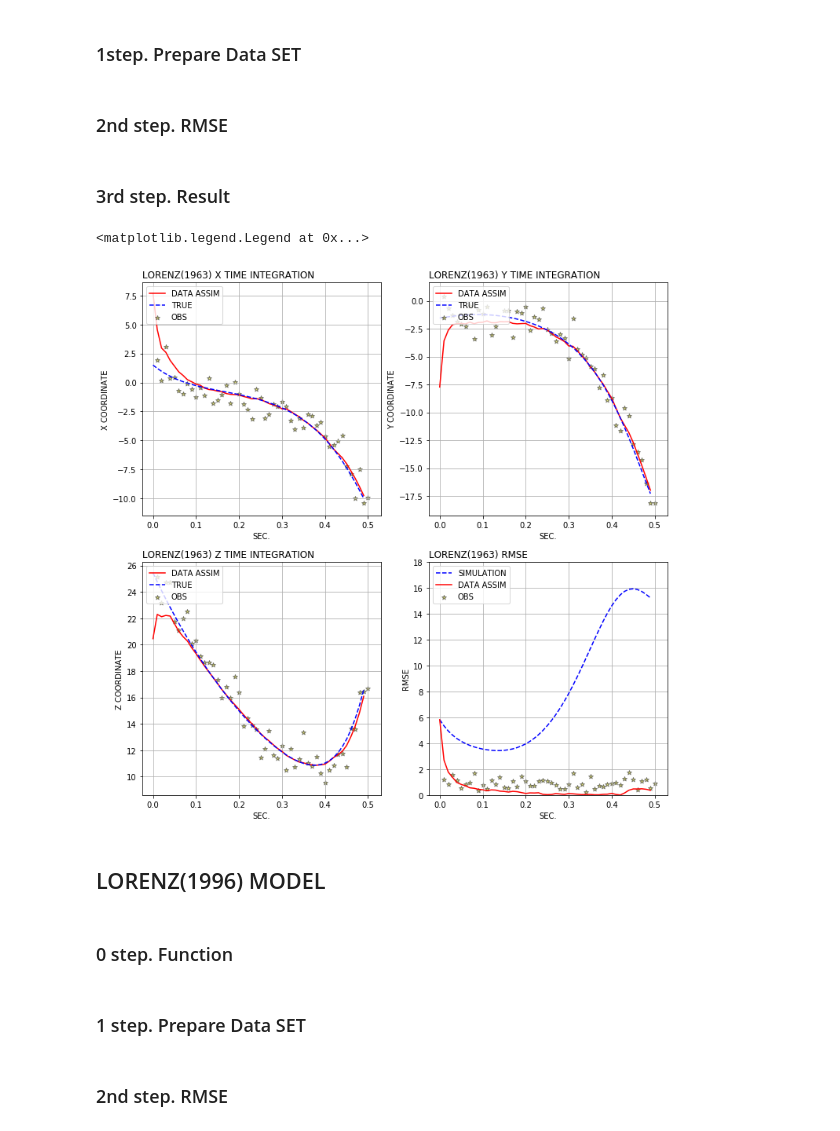
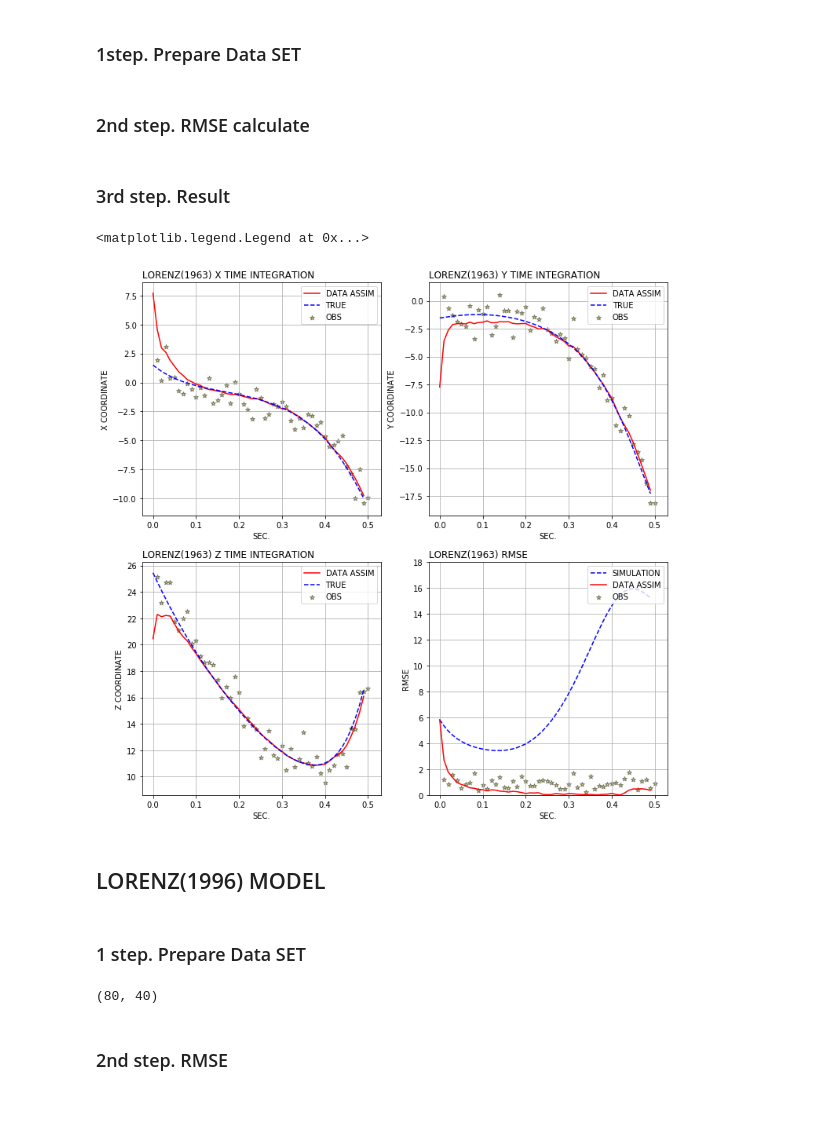
Before and after one commit to Toyo-Daichi/DA_basic, a Jupyter notebook: exp_view.ipynb, the cells around one changed output. Cells and saved outputs as stored; diff of their text form; code cells hidden in the pictures.

```diff
--- a/exp_view.ipynb
+++ b/exp_view.ipynb
@@ -103,7 +106,7 @@ obs_list      = _df2list(obs, ' x_obs', ' y_obs', ' z_obs')
 sim_list  = _df2list(df, ' x_sim', ' y_sim', ' z_sim')
 da_list   = _df2list(df, ' x_anl', ' y_anl', ' z_anl')
 # %% [markdown]
-### 2nd step. RMSE
+### 2nd step. RMSE calculate
 # %%
 num_sim_elem, num_obs_elem = 3, 3
 rmse_sim = _accuracy_rmse_func(true_list, sim_list, num_sim_elem)
@@ -126,7 +129,7 @@ x_ax.set_xlabel('SEC.')
 x_ax.set_ylabel('X COORDINATE')
 x_ax.set_title('LORENZ(1963) X TIME INTEGRATION', loc='left')
 x_ax.grid()
-x_ax.legend(loc='upper left')
+x_ax.legend(loc='upper right')
 
 
 # ax[0,1] = y
@@ -136,40 +139,38 @@ y_ax.plot(time_list[0:time_length], true_list[1][0:time_length], color='b', ls='
 y_ax.scatter(obs_time_list[0:time_length], obs_list[1][0:time_length],  marker='*', color='y', edgecolor='k', s=35, alpha=0.5, label='OBS')
 y_ax.set_xlabel('SEC.')
 y_ax.set_ylabel('Y COORDINATE')
 y_ax.set_title('LORENZ(1963) Y TIME INTEGRATION', loc='left')
 y_ax.grid()
-y_ax.legend(loc='upper left')
+y_ax.legend(loc='upper right')
 
 
 # ax[1,0] = z
 z_ax = ax[1,0]
 z_ax.plot(time_list[0:time_length], da_list[2][0:time_length], color='r', ls='-', label='DATA ASSIM')
 z_ax.plot(time_list[0:time_length], true_list[2][0:time_length], color='b', ls='--', label='TRUE')
 z_ax.scatter(obs_time_list[0:time_length], obs_list[2][0:time_length],  marker='*', color='y', edgecolor='k', s=35, alpha=0.5, label='OBS')
 z_ax.set_xlabel('SEC.')
 z_ax.set_ylabel('Z COORDINATE')
 z_ax.set_title('LORENZ(1963) Z TIME INTEGRATION', loc='left')
 z_ax.grid()
-z_ax.legend(loc='upper left')
+z_ax.legend(loc='upper right')
 
 
 #ax[1,1] = RMSE
 rmse_ax = ax[1,1]
 rmse_ax.plot(time_list[0:time_length], rmse_sim[0:time_length], ls="--", color='b', label='SIMULATION')
 rmse_ax.plot(time_list[0:time_length], rmse_kf[0:time_length], ls="-", color='r', label='DATA ASSIM')
 rmse_ax.scatter(obs_time_list[0:time_length], rmse_obs[0:time_length], marker='*', color='y', s=35, alpha=0.5, edgecolor='k', label='OBS')
 rmse_ax.set_xlabel('SEC.')
 rmse_ax.set_ylabel('RMSE')
 rmse_ax.set_ylim(0, 18)
 rmse_ax.set_title('LORENZ(1963) RMSE', loc='left')
 rmse_ax.grid()
-rmse_ax.legend(loc='upper left')
+rmse_ax.legend(loc='upper right')
 # %% [output]
 <matplotlib.legend.Legend at 0x...>
-[figure, old version]
+[figure, new version]
 # %% [markdown]
 ## LORENZ(1996) MODEL
-# %% [markdown]
-### 0 step. Function
 # %% [markdown]
 ### 1 step. Prepare Data SET
@@ -176,2 +217,6 @@ rmse_ax.legend(loc='upper left')
+# %%
+kf_anlinc_score.shape
+# %% [output]
+(80, 40)
 # %% [markdown]
 ### 2nd step. RMSE
```
Also changed, not shown: parts of 20 cells of this notebook, 4 other files.
